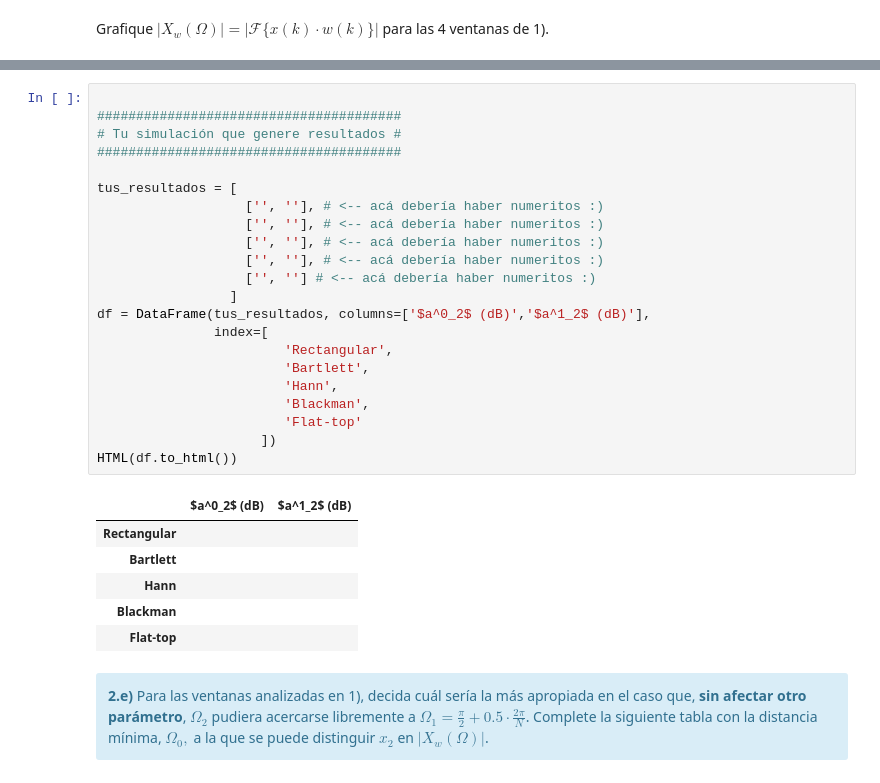
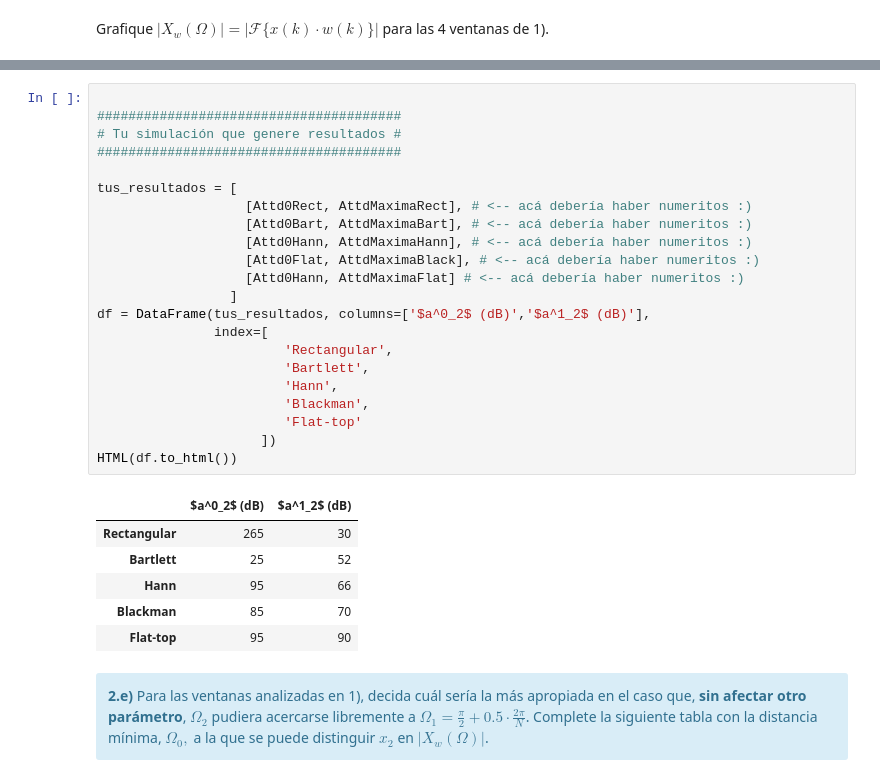
Before and after one commit to lourdeslujan/tps_pds, a Jupyter notebook: TP2 - Ventanas.ipynb, the cells around one changed output, grey strips where cells are left out. Cells and saved outputs as stored; diff of their text form.

```diff
--- a/TP2 - Ventanas.ipynb
+++ b/TP2 - Ventanas.ipynb
@@ -187,32 +644,32 @@ Grafique $\lvert X_w(\Omega) \rvert = \lvert \mathcal{F}\{ x(k) · w(k) \} \rver
 # %%
 
 #######################################
 # Tu simulación que genere resultados #
 #######################################
 
 tus_resultados = [
-                   ['', ''], # <-- acá debería haber numeritos :)
-                   ['', ''], # <-- acá debería haber numeritos :)
-                   ['', ''], # <-- acá debería haber numeritos :)
-                   ['', ''], # <-- acá debería haber numeritos :)
-                   ['', ''] # <-- acá debería haber numeritos :)
+                   [Attd0Rect, AttdMaximaRect], # <-- acá debería haber numeritos :)
+                   [Attd0Bart, AttdMaximaBart], # <-- acá debería haber numeritos :)
+                   [Attd0Hann, AttdMaximaHann], # <-- acá debería haber numeritos :)
+                   [Attd0Flat, AttdMaximaBlack], # <-- acá debería haber numeritos :)
+                   [Attd0Hann, AttdMaximaFlat] # <-- acá debería haber numeritos :)
                  ]
 df = DataFrame(tus_resultados, columns=['$a^0_2$ (dB)','$a^1_2$ (dB)'],
                index=[
                         'Rectangular',
                         'Bartlett',
                         'Hann',
                         'Blackman',
                         'Flat-top'
                      ])
 HTML(df.to_html())
 # %% [output]
 |  | $a^0_2$ (dB) | $a^1_2$ (dB) |
-| Rectangular |  |  |
-| Bartlett |  |  |
-| Hann |  |  |
-| Blackman |  |  |
-| Flat-top |  |  |
+| Rectangular | 265 | 30 |
+| Bartlett | 25 | 52 |
+| Hann | 95 | 66 |
+| Blackman | 85 | 70 |
+| Flat-top | 95 | 90 |
 # %% [markdown]
 <div class="alert alert-block alert-info">
 <b>2.e)</b> Para las ventanas analizadas en 1), decida cuál sería la más apropiada en el caso que, <b>sin afectar otro parámetro</b>, $\Omega_2$ pudiera acercarse libremente a $\Omega_1 = \frac{\pi}{2} + 0.5·\frac{2\pi}{N}$. Complete la siguiente tabla con la distancia mínima, $\Omega_0, $ a la que se puede distinguir $x_2$ en $\lvert X_w(\Omega) \rvert$.
```
Also changed, not shown: parts of 20 cells of this notebook.
